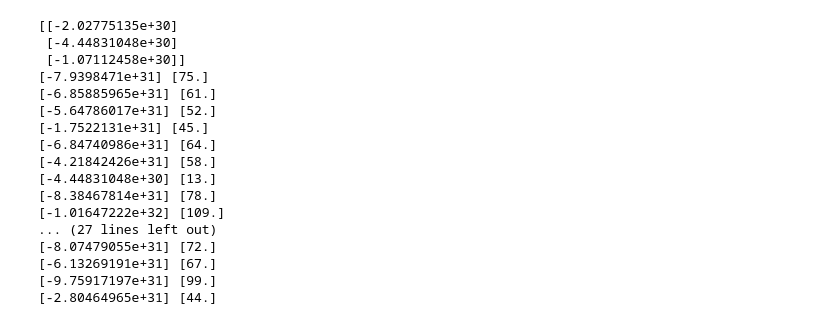
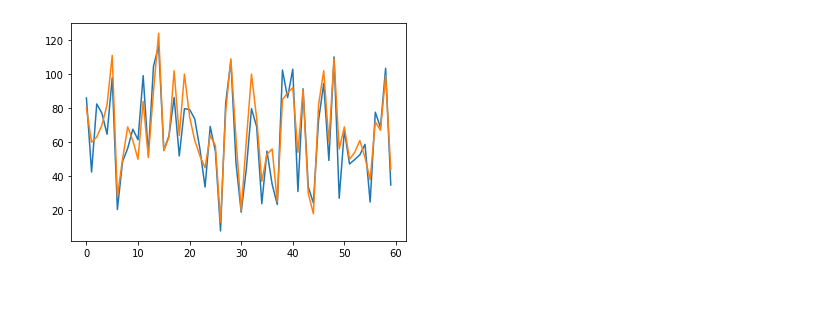
Before and after one commit to srijan-paul/dlfs, a Jupyter notebook: linear-regression.ipynb, the cells around one changed output. Drawn from its saved outputs; the diff is of its cells as text; code cells hidden in the pictures; blank space fills up the shorter version.

```diff
--- a/linear-regression.ipynb
+++ b/linear-regression.ipynb
@@ -8,4 +5,11 @@ data = np.loadtxt(open("./data.csv", "rb"), delimiter=",", skiprows=1)
 # %%
-X = np.delete(data, 3, 1)
-y = data[:, 3] + 10 # y = 5*x1 + 3*x2 + x3 + 10 ( c = 10)
+data = np.loadtxt(open("./data.csv", "rb"), delimiter=",", skiprows=1)
+
+features = np.delete(data, 3, 1)
+y = data[:, 3] + 10  # y = 5*x1 + 3*x2 + x3 + 10 ( c = 10)
 y = y.reshape((y.shape[0], 1))
+
+weights, bias, pred, target = lg_predict(features, y, 0.3, 10)
+pred = np.squeeze(pred)
+target = np.squeeze(target)
+error = np.mean(np.abs((pred - target)))
@@ -100,29 +16,8 @@ def lg_train(X: np.ndarray, y: np.ndarray, learn_rate: float = 0.01, batch_size:
-# %%
-def lg_predict(train_X, train_y, test_X, test_y):
-  weights, bias = lg_train(train_X, train_y)
-  pred = np.dot(test_X, weights) + bias
-  for i in range(test_y.shape[0]):
-    print(pred[i] + bias, test_y[i])
-
-train_size = math.floor(0.8 * X.shape[0])
-test_size = X.shape[0] - train_size
-
-lg_predict(X[:train_size], y[:train_size], X[train_size:], y[train_size:])
-# %% [output]
-[[-2.02775135e+30]
- [-4.44831048e+30]
- [-1.07112458e+30]]
-[-7.9398471e+31] [75.]
-[-6.85885965e+31] [61.]
-[-5.64786017e+31] [52.]
-[-1.7522131e+31] [45.]
-[-6.84740986e+31] [64.]
-[-4.21842426e+31] [58.]
-[-4.44831048e+30] [13.]
-[-8.38467814e+31] [78.]
-[-1.01647222e+32] [109.]
-... (27 lines left out)
-[-8.07479055e+31] [72.]
-[-6.13269191e+31] [67.]
-[-9.75917197e+31] [99.]
-[-2.80464965e+31] [44.]
+# %%
+# X_axis = np.linspace(0, 200, 500)
+fig, ax = plt.subplots()
+plt.plot(pred)
+plt.plot(target)
+plt.show()
+# %% [output]
+[figure, added]
```
Also changed, not shown: parts of 7 cells of this notebook, 3 other files.
